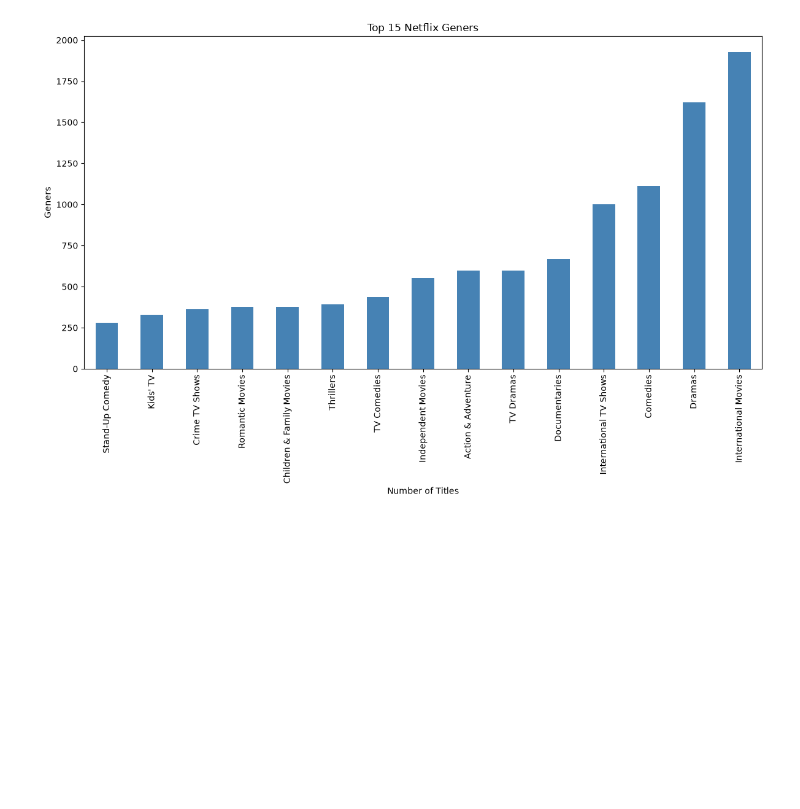
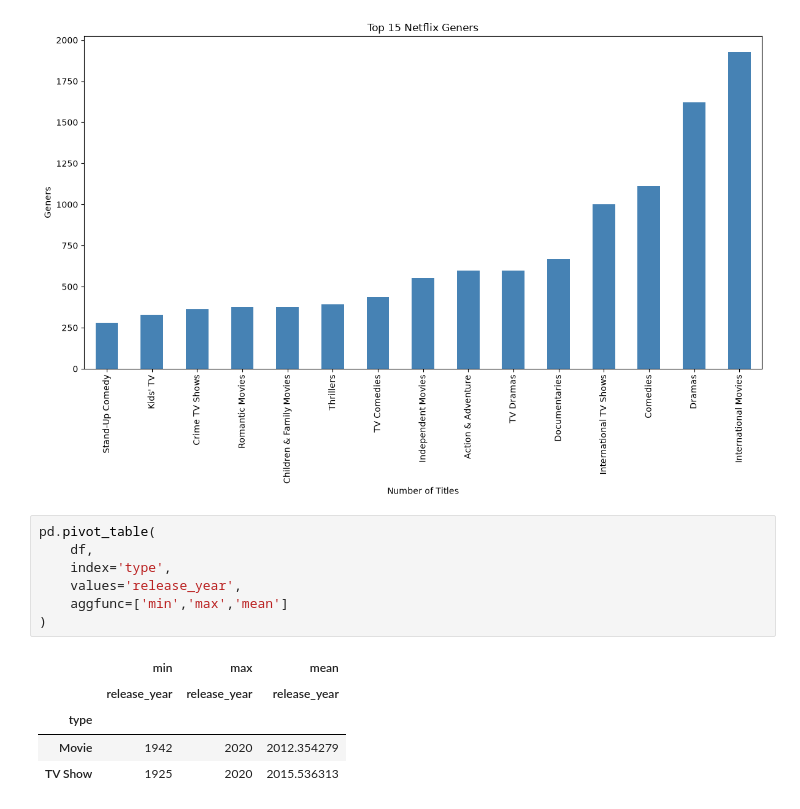
Before and after one commit to rajesh-sudam/netflix_data_analysis, a Jupyter notebook: src/main.ipynb, the cells around one changed output. Drawn from its saved outputs; the diff is of its cells as text; blank space fills up the shorter version.

```diff
--- a/src/main.ipynb
+++ b/src/main.ipynb
@@ -523,3 +523,16 @@ plt.savefig("../visuals/top_geners.png",
 plt.show()
 # %% [output]
 [figure]
+# %%
+pd.pivot_table(
+    df,
+    index='type',
+    values='release_year',
+    aggfunc=['min','max','mean']
+)
+# %% [output]
+|  | min | max | mean |
+|  | release_year | release_year | release_year |
+| type |  |  |  |
+| Movie | 1942 | 2020 | 2012.354279 |
+| TV Show | 1925 | 2020 | 2015.536313 |
```
Also changed, not shown: parts of 6 cells of this notebook.
